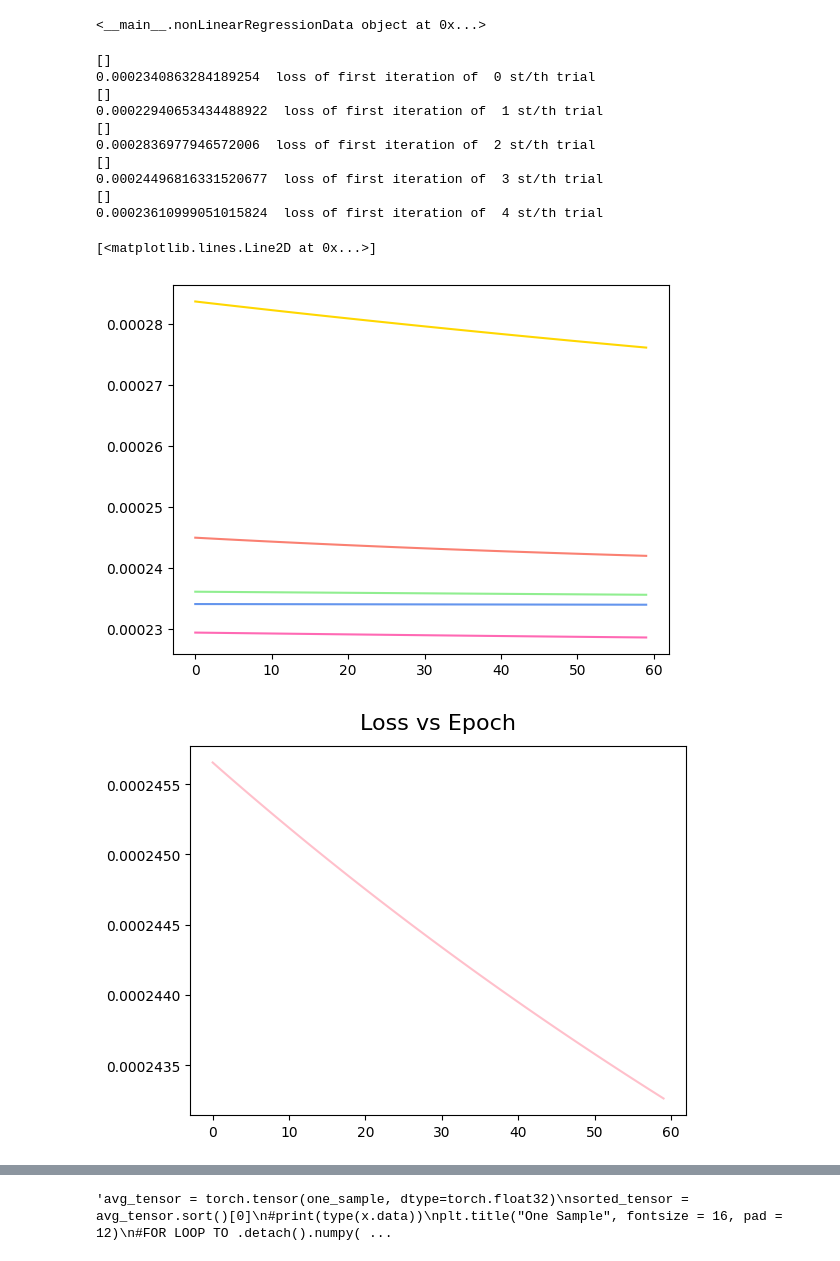
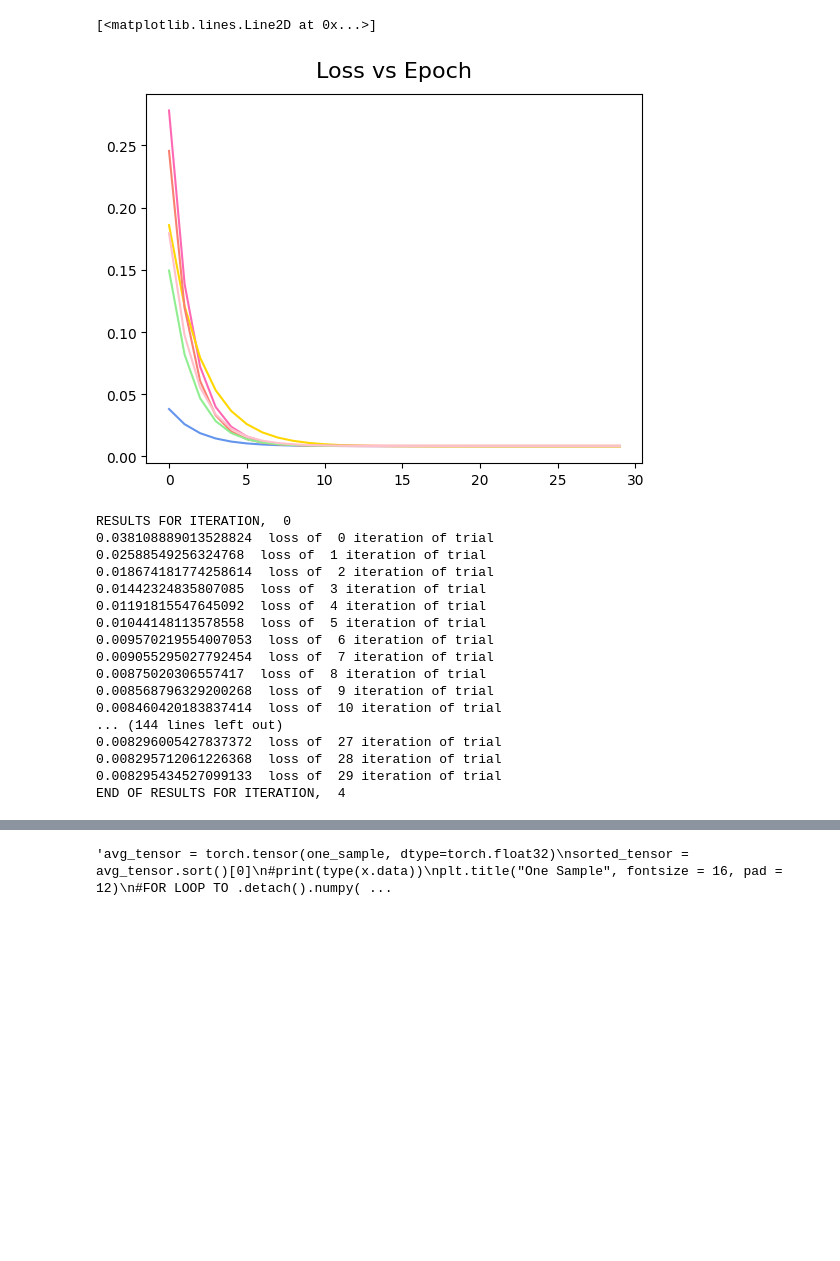
Before and after one commit to sB05555/ml_practice, a Jupyter notebook: Sofia_PDF_Regression_invalid.ipynb, the cells around one changed output, grey strips where cells are left out. Saved outputs shown, nothing was run; the diff lists cells and outputs as text; code cells hidden in the pictures; blank space fills up the shorter version.

```diff
--- a/Sofia_PDF_Regression_invalid.ipynb
+++ b/Sofia_PDF_Regression_invalid.ipynb
@@ -235,14 +236,27 @@ class nonLinearRegressionData(Dataset): #Dataset comes with some nice methods
         return(xObs[idx], yObs[idx])
 
 # instantiate Dataset object for current training data
-d = nonLinearRegressionData(xObs, yObs)
-
-print(d)
+#d = nonLinearRegressionData(xObs, yObs)
 
 #Here want batch size = full input, deterministic (no randomizing order even)
-train_dataloader = DataLoader(d, batch_size=len(x_input) , shuffle=False)
+#train_dataloader = DataLoader(d, batch_size=len(x_input) , shuffle=False)
+
+class newDataset(torch.utils.data.Dataset):
+    def __init__(self, x_vals, y_samples):
+        super().__init__()
+        self.x_vals = x_vals.reshape(-1, 1).float()  # shape [N, 1]
+        self.y_samples = y_samples                   # list of tensors, each shape [N]
+
+    def __len__(self):
+        return len(self.y_samples)  # number of noisy samples
+
+    def __getitem__(self, idx):
+        x = self.x_vals             # all x are the same for each sample
+        y = self.y_samples[idx]     # different y each time
+        return x, y
+
+dataset = newDataset(x, X_train)
+train_dataloader = DataLoader(dataset, batch_size=len(x_input) , shuffle=False)
-# %% [output]
-<__main__.nonLinearRegressionData object at 0x...>
 # %%
 ### Train
 from tqdm import tqdm
@@ -252,8 +266,8 @@ mlpCondensed = MLPcondensed(1,10,1)
 DNN_model = mlpCondensed
 loss_function = nn.MSELoss()
 optimizer = torch.optim.Adam(DNN_model.parameters(), lr=1e-2)
-#nTrainSteps = 30
-nTrainSteps = 60
+nTrainSteps = 30
+#nTrainSteps = 60
 initial_params = []
 
 def training(a):
@@ -278,7 +292,8 @@ def training(a):
       # Zero the gradients
       optimizer_2.zero_grad()
       # Perform forward pass (make sure to supply the input in the right way)
-      outputs = DNN_model_test(torch.reshape(inputs, (len(inputs), 1))).squeeze()
+      #outputs = DNN_model_test(torch.reshape(inputs, (len(inputs), 1))).squeeze()
+      outputs = DNN_model_test(inputs).squeeze()
       #saved_data = inputs
       # Compute loss
       loss = loss_function(outputs, targets)
@@ -307,6 +322,9 @@ gotten_results = {}
 outputs = []
 saved_params = []
 numIters = 5
+
+saved_loss_arrays = []
+
 from concurrent.futures import ProcessPoolExecutor as Executor
 saved_thread_nums = []
 with Executor() as executor:
@@ -321,48 +339,37 @@ with Executor() as executor:
     #initial_params.append(inital_params_one)
     colors = ["cornflowerblue", "hotpink", "gold", "salmon", "lightgreen", "aqua", "red", "lightpink"]
     plt.plot(np.arange(nTrainSteps), results_of_iteration, color = colors[i%7])
-    print(saved_params)
+    #print(saved_params)
     #print(test)
     #results_of_iteration, outputs, data_trained = training() #gets current array
     #results_of_iteration, outputs, one_sample, data_trained = training() #gets current array
     #print(results_of_iteration)
-    print(results_of_iteration[0], " loss of first iteration of trial:", i,)
+    saved_loss_arrays.append(results_of_iteration)
     for j in range(0,nTrainSteps):
       if j in done_losses:
         done_losses[j] += results_of_iteration[j]
       else:
         done_losses[j] = results_of_iteration[j]
     #gotten_results[i] = DNN_model(x_input).squeeze().data
     gotten_results[i] = outputs
 
 average_losses = [0]*nTrainSteps
 for i in range(0,nTrainSteps):
   average_losses[i] = done_losses[i]/numIters
 
 avg_results = [0]*len(gotten_results[0])
 for i in range(0,numIters):
   for j in range(0,len(gotten_results[i])):
       avg_results[j] += gotten_results[i][j]
   #print(avg_results)
 for i in range(0,len(avg_results)):
   avg_results[i] /= numIters
 
 # print("average losses ", average_losses)
-plt.figure(0)
+#plt.figure(0)
 plt.title("Loss vs Epoch", fontsize = 16, pad = 12)
 plt.plot(np.arange(nTrainSteps), average_losses, color = "pink")
 #plt.plot(np.arange(nTrainSteps), results_of_iteration, label = "Last iteration", color = "blue")
 # %% [output]
-[]
-0.0002340863284189254  loss of first iteration of  0 st/th trial
-[]
-0.00022940653434488922  loss of first iteration of  1 st/th trial
-[]
-0.0002836977946572006  loss of first iteration of  2 st/th trial
-[]
-0.00024496816331520677  loss of first iteration of  3 st/th trial
-[]
-0.00023610999051015824  loss of first iteration of  4 st/th trial
+[<matplotlib.lines.Line2D at 0x...>]
-[<matplotlib.lines.Line2D at 0x...>]
-[figure, old version]
+[figure, new version]
-[figure, removed]
@@ -376,3 +376,27 @@ plt.plot(np.arange(nTrainSteps), average_losses, color = "pink")
+# %%
+for i in range(0, len(saved_loss_arrays)):
+    print("RESULTS FOR ITERATION, ", i)
+    for j in range(0,len(saved_loss_arrays[i])):
+        print(saved_loss_arrays[i][j], " loss of ", j, "iteration of trial")
+    print("END OF RESULTS FOR ITERATION, ", i)
+# %% [output]
+RESULTS FOR ITERATION,  0
+0.038108889013528824  loss of  0 iteration of trial
+0.02588549256324768  loss of  1 iteration of trial
+0.018674181774258614  loss of  2 iteration of trial
+0.01442324835807085  loss of  3 iteration of trial
+0.01191815547645092  loss of  4 iteration of trial
+0.01044148113578558  loss of  5 iteration of trial
+0.009570219554007053  loss of  6 iteration of trial
+0.009055295027792454  loss of  7 iteration of trial
+0.00875020306557417  loss of  8 iteration of trial
+0.008568796329200268  loss of  9 iteration of trial
+0.008460420183837414  loss of  10 iteration of trial
+... (144 lines left out)
+0.008296005427837372  loss of  27 iteration of trial
+0.008295712061226368  loss of  28 iteration of trial
+0.008295434527099133  loss of  29 iteration of trial
+END OF RESULTS FOR ITERATION,  4
 # %%
 ### I find it useful to plot how the loss evolves during training
 print("test")
```
Also changed, not shown: parts of 7 cells of this notebook.
